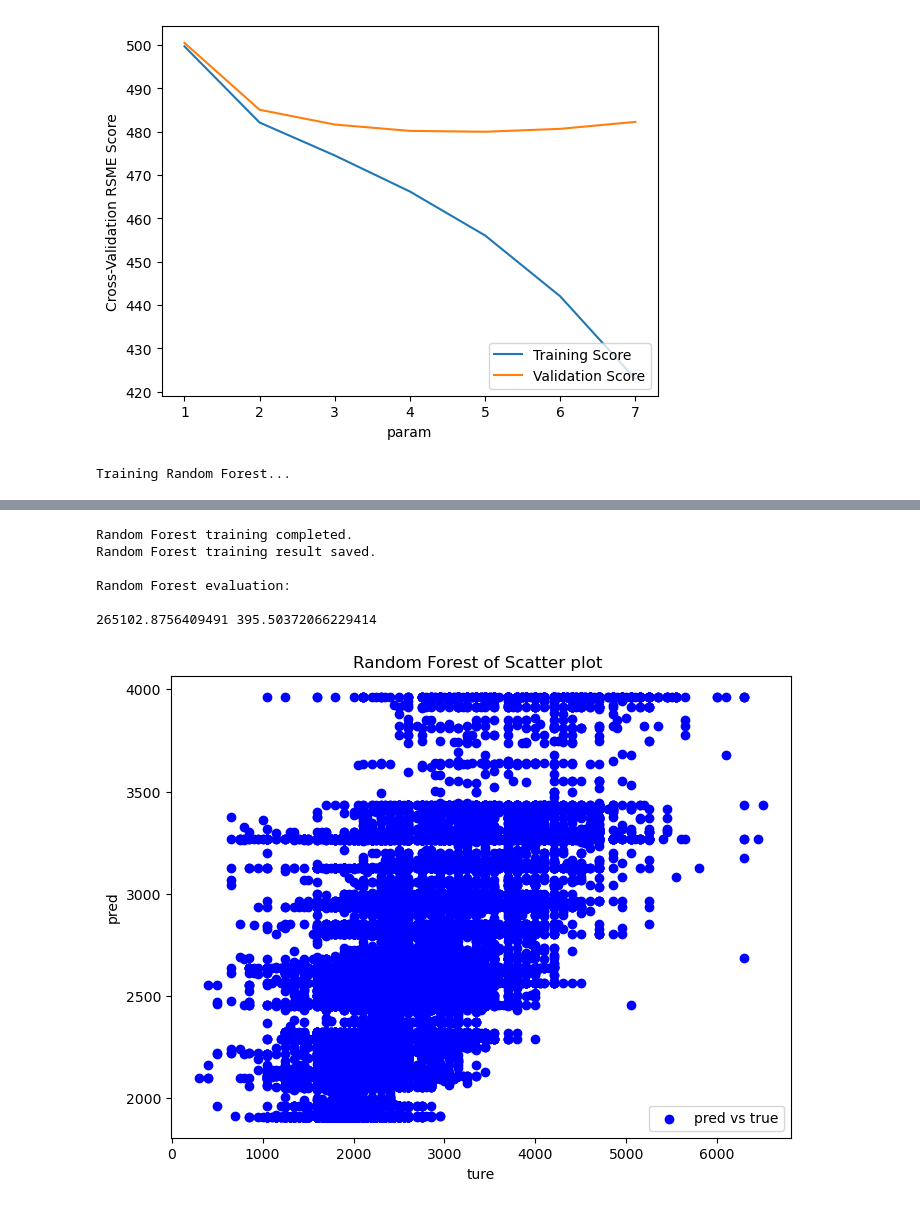
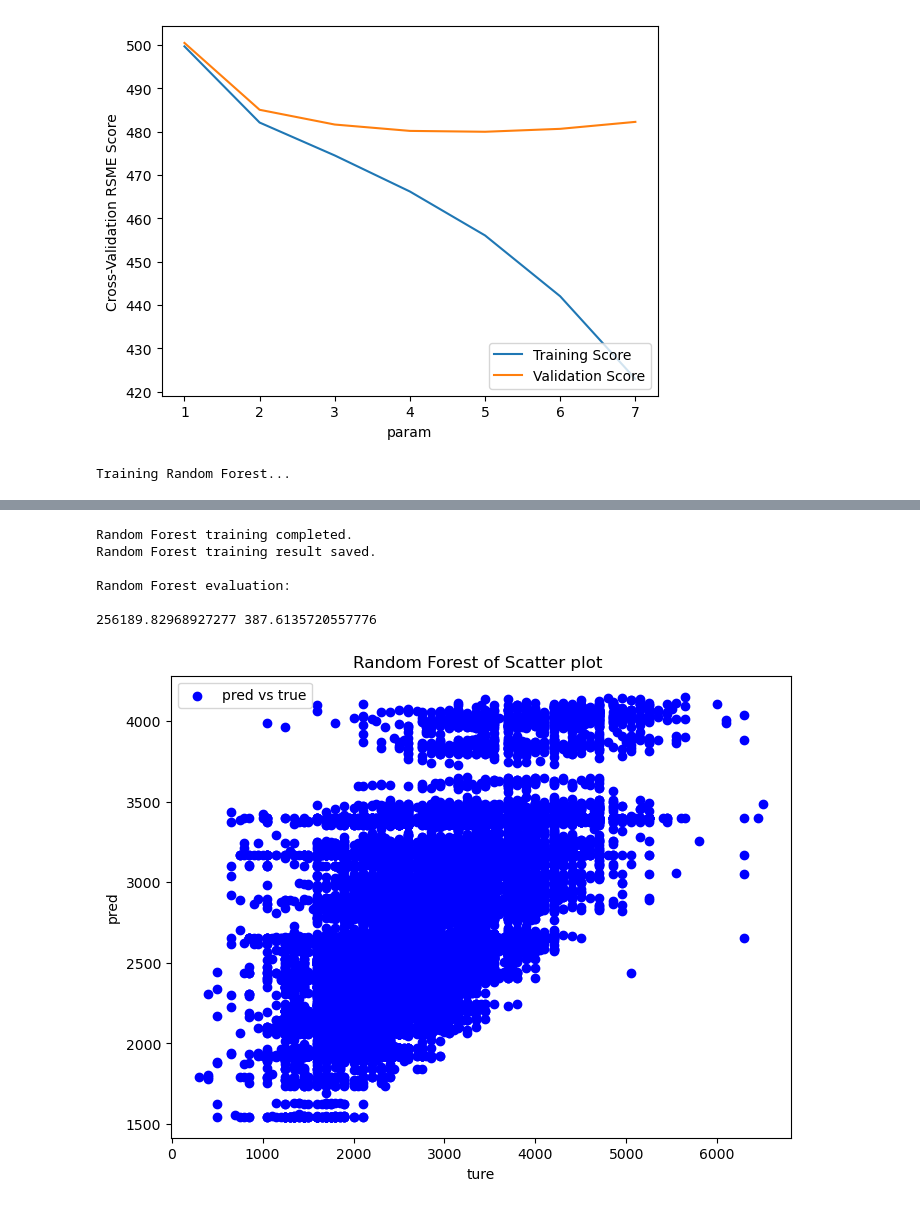
Before and after one commit to HongruCai/CS5228_HDBRentalRatePrediction, a Jupyter notebook: train_v2.ipynb, the cells around one changed output, grey strips where cells are left out. Cells and saved outputs as stored; diff of their text form; code cells hidden in the pictures.

```diff
--- a/train_v2.ipynb
+++ b/train_v2.ipynb
@@ -225,9 +223,10 @@ Elastic Net evaluation:
 name_GradientBoosting = 'Gradient Boosting'
 params = {
     "n_estimators": 500,
-    "max_depth": 2,
+    "max_depth": 5,
     "min_samples_split": 5,
-    "learning_rate": 0.03,
+    "max_features": "sqrt",
+    "learning_rate": 0.05,
     "random_state" : 42,
     "verbose" : 1,
 }
@@ -350,7 +344,7 @@ plot_scores(param_to_scores)
 # %%
 
 name_RandomForest = 'Random Forest'
-model_RandomForest = RandomForestRegressor(random_state=42, verbose=1, n_jobs=-1, n_estimators = 250, max_depth = 4)
+model_RandomForest = RandomForestRegressor(random_state=42, verbose=1, n_jobs=-1, n_estimators = 300, max_depth = 5)
 print(f'Training {name_RandomForest}...')
 
 model_RandomForest.fit(X_train, y_train)
@@ -411,7 +405,7 @@ Training Random Forest...
 Random Forest training completed.
 Random Forest training result saved.
 
 Random Forest evaluation:
 
-265102.8756409491 395.50372066229414
+256189.82968927277 387.6135720557776
-[figure, old version]
+[figure, new version]
```
Also changed, not shown: parts of 10 cells of this notebook, 11 other files.
